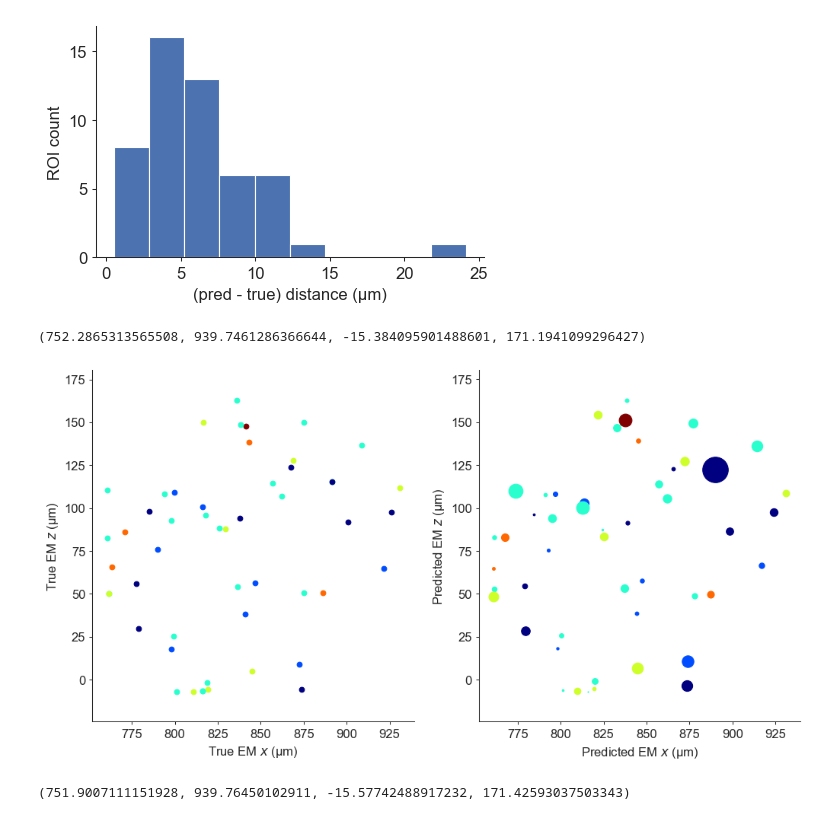
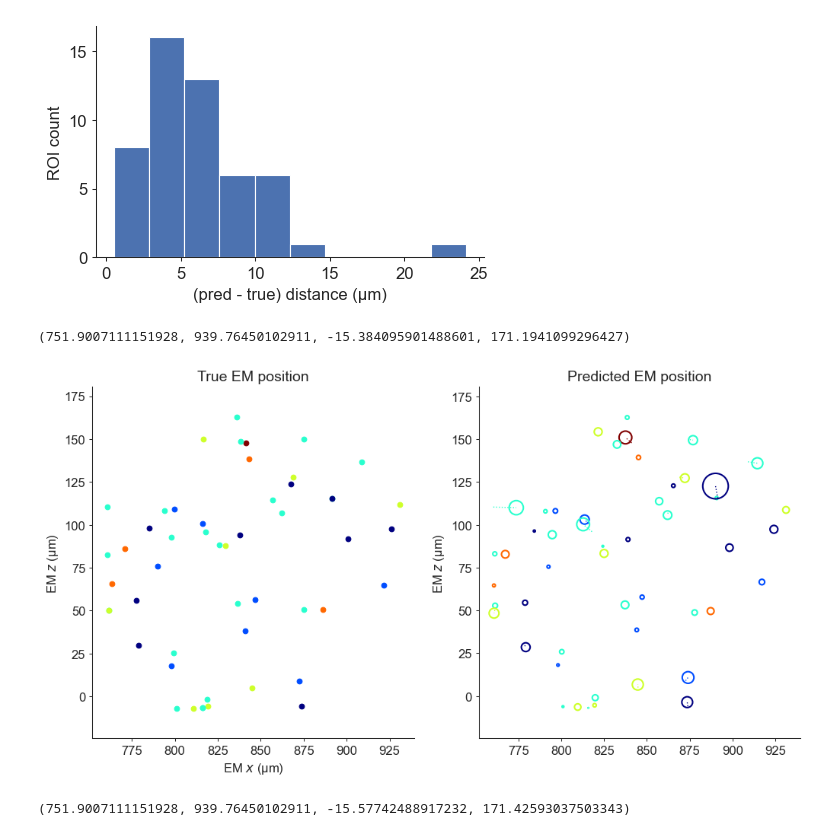
Before and after one commit to AllenInstitute/allen_v1dd, a Jupyter notebook: chase/analysis_notebooks/2023-03-07_2p-em-mapping.ipynb, the cells around one changed output. Cells and saved outputs as stored; diff of their text form; code cells hidden in the pictures.

Commit message:
Update plots in EM transform;

```diff
--- a/chase/analysis_notebooks/2023-03-07_2p-em-mapping.ipynb
+++ b/chase/analysis_notebooks/2023-03-07_2p-em-mapping.ipynb
@@ -121,30 +121,38 @@ Text(0, 0.5, 'ROI count')
 # %%
 # Width (not area) of point is proportional to the prediction error in microns
 fig, axs = plt.subplots(figsize=(12, 6), ncols=2)
-axs[0].set_xlabel("True EM $x$ (µm)")
-axs[0].set_ylabel("True EM $z$ (µm)")
-axs[1].set_xlabel("Predicted EM $x$ (µm)")
-axs[1].set_ylabel("Predicted EM $z$ (µm)")
+# axs[0].set_xlabel("True EM $x$ (µm)")
+# axs[0].set_ylabel("True EM $z$ (µm)")
+# axs[1].set_xlabel("Predicted EM $x$ (µm)")
+# axs[1].set_ylabel("Predicted EM $z$ (µm)")
+axs[0].set_xlabel("EM $x$ (µm)")
+axs[0].set_ylabel("EM $z$ (µm)")
+axs[1].set_ylabel("EM $z$ (µm)")
+axs[0].set_title("True EM position")
+axs[1].set_title("Predicted EM position")
 
 cmap = plt.get_cmap("jet")
 cmap_norm = mpl.colors.Normalize(vmin=coreg_pts_ophys[:, 1].min(), vmax=coreg_pts_ophys[:, 1].max())
 
 for i in range(len(coreg)):
     pi = P[i]
     ci_true = C[i]
     ci_pred = pi.dot(X)
     delta_microns = np.linalg.norm(ci_true - ci_pred)
     color = cmap(cmap_norm(pi[1]))
 
     axs[0].scatter(ci_true[0], ci_true[2], color=color)
     # axs[1].scatter(ci_pred[0], ci_pred[2], color=color)
-    axs[1].scatter(ci_pred[0], ci_pred[2], color=color, s=delta_microns**2)
+    # axs[1].scatter(ci_pred[0], ci_pred[2], color=color, s=delta_microns**2)
+    axs[1].scatter(ci_pred[0], ci_pred[2], color="none", edgecolor=color, linewidth=1.5, s=delta_microns**2)
+    if delta_microns > 8:
+        axs[1].plot([ci_true[0], ci_pred[0]], [ci_true[2], ci_pred[2]], color=color, linestyle="dotted", linewidth=1)
 
 axs[0].axis("equal")
 axs[1].axis("equal")
 # %% [output]
-(752.2865313565508, 939.7461286366644, -15.384095901488601, 171.1941099296427)
+(751.9007111151928, 939.76450102911, -15.384095901488601, 171.1941099296427)
-[figure, old version]
+[figure, new version]
 # %%
 fig, ax = plt.subplots(figsize=(8, 8))
 ax.set_xlabel("EM $x$ (µm)")
```
